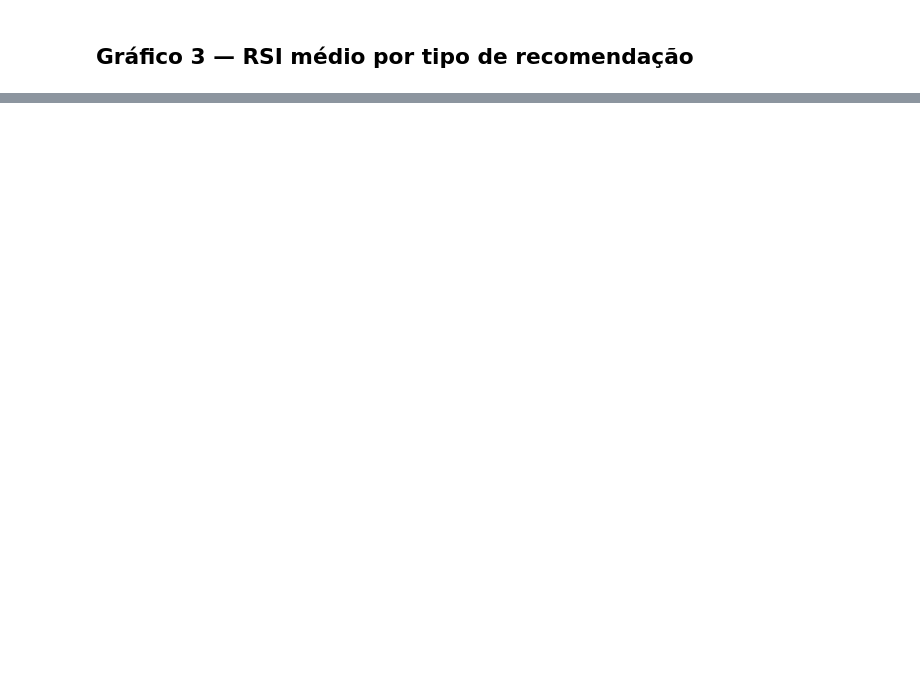
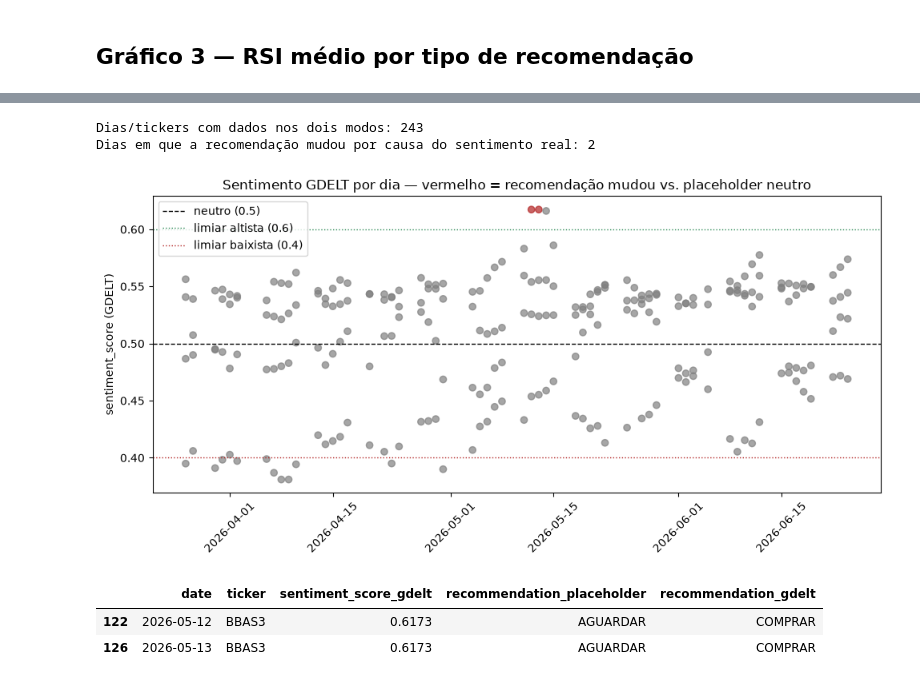
Before and after one commit to lbchat/entrega-multiagents, a Jupyter notebook: notebooks/04_backtest_and_evaluation.ipynb, the cells around one changed output, grey strips where cells are left out. Saved outputs shown, nothing was run; the diff lists cells and outputs as text; code cells hidden in the pictures; blank space fills up the shorter version.

```diff
--- a/notebooks/04_backtest_and_evaluation.ipynb
+++ b/notebooks/04_backtest_and_evaluation.ipynb
@@ -125,0 +184,13 @@ indicadores técnicos como sinais de decisão.
+# %%
+GDELT_OUTPUT_PATH = Path("data/backtest_results_gdelt.csv")
+
+results_placeholder = pd.read_csv(BACKTEST_OUTPUT_PATH)
+results_gdelt = pd.read_csv(GDELT_OUTPUT_PATH)
+
+metrics_placeholder = calculate_metrics(results_placeholder)
+metrics_gdelt = calculate_metrics(results_gdelt)
+
+comparison = pd.DataFrame(
+    {"placeholder (neutro)": metrics_placeholder, "gdelt (BigQuery)": metrics_gdelt}
+)
+comparison
@@ -125,0 +212,38 @@ indicadores técnicos como sinais de decisão.
+# %%
+merged = results_placeholder.merge(
+    results_gdelt,
+    on=["date", "ticker"],
+    suffixes=("_placeholder", "_gdelt"),
+    how="inner",
+)
+diverged = merged[merged["recommendation_placeholder"] != merged["recommendation_gdelt"]]
+
+print(f"Dias/tickers com dados nos dois modos: {len(merged)}")
+print(f"Dias em que a recomendação mudou por causa do sentimento real: {len(diverged)}")
+
+merged_sorted = merged.sort_values("date")
+colors = merged_sorted["recommendation_placeholder"].ne(merged_sorted["recommendation_gdelt"]).map(
+    {True: "firebrick", False: "gray"}
+)
+
+fig, ax = plt.subplots(figsize=(10, 5))
+ax.scatter(pd.to_datetime(merged_sorted["date"]), merged_sorted["sentiment_score_gdelt"], c=colors, alpha=0.7)
+ax.axhline(0.5, color="black", linestyle="--", linewidth=1, label="neutro (0.5)")
+ax.axhline(0.6, color="seagreen", linestyle=":", linewidth=1, label="limiar altista (0.6)")
+ax.axhline(0.4, color="firebrick", linestyle=":", linewidth=1, label="limiar baixista (0.4)")
+ax.set_title("Sentimento GDELT por dia — vermelho = recomendação mudou vs. placeholder neutro")
+ax.set_ylabel("sentiment_score (GDELT)")
+ax.legend()
+ax.tick_params(axis="x", rotation=45)
+plt.tight_layout()
+plt.savefig("reports/figures/divergencia_sentimento_gdelt.png")
+plt.show()
+
+diverged[["date", "ticker", "sentiment_score_gdelt", "recommendation_placeholder", "recommendation_gdelt"]]
+# %% [output]
+Dias/tickers com dados nos dois modos: 243
+Dias em que a recomendação mudou por causa do sentimento real: 2
+[figure, added]
+|  | date | ticker | sentiment_score_gdelt | recommendation_placeholder | recommendation_gdelt |
+| 122 | 2026-05-12 | BBAS3 | 0.6173 | AGUARDAR | COMPRAR |
+| 126 | 2026-05-13 | BBAS3 | 0.6173 | AGUARDAR | COMPRAR |
```
Also changed, not shown: parts of 12 cells of this notebook, 7 other files.
